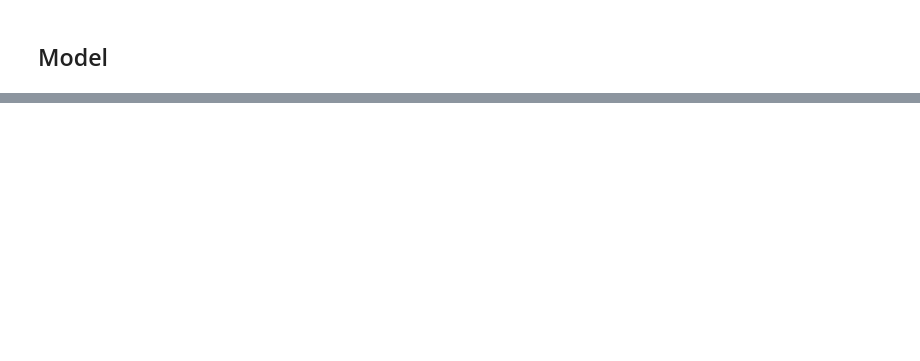
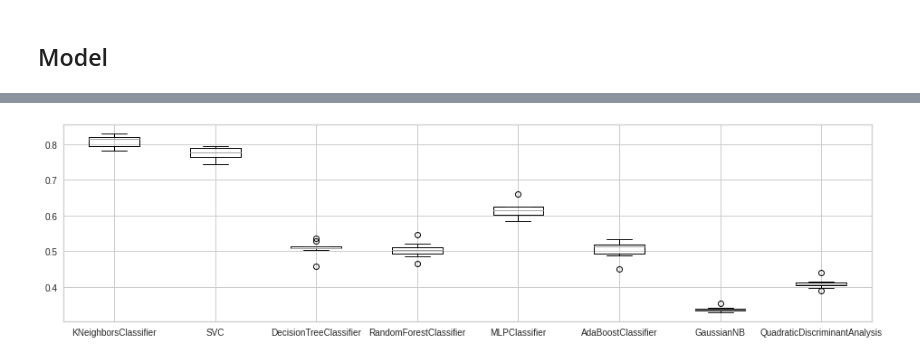
Before and after one commit to lbonini94/eleflow-test, a Jupyter notebook: challenge.ipynb, the cells around one changed output, grey strips where cells are left out. Cells and saved outputs as stored; diff of their text form; code cells hidden in the pictures; blank space fills up the shorter version.

```diff
--- a/challenge.ipynb
+++ b/challenge.ipynb
@@ -274,3 +310,0 @@ df3 = df2.copy()
-# %%
-X_train, X_test, y_train, y_test = train_test_split(
-df3[predictors], df3[target_class], test_size=0.25, random_state=42)
@@ -283,20 +311,14 @@ array([-0.66617608, -0.53656675, -0.97760816, -0.57328426, -0.64414063,
 # %%
-models = [DecisionTreeRegressor(random_state=3),
-                        AdaBoostRegressor(random_state=3, n_estimators=20),
-                        GradientBoostingRegressor(random_state=3, n_estimators=1000),
-                        RandomForestRegressor(random_state=3),
-                        MLPRegressor(max_iter=5000, random_state=3),
-                        LinearRegression()]
-
 classifiers = [
     KNeighborsClassifier(3),
-    SVC(kernel="linear", C=0.025),
+    # SVC(kernel="linear", C=0.025),
     SVC(gamma=2, C=1),
     # GaussianProcessClassifier(1.0 * RBF(1.0)),
-    # DecisionTreeClassifier(max_depth=5),
-    RandomForestClassifier(max_depth=5, n_estimators=10, max_features=1),
+    DecisionTreeClassifier(max_depth=5),
+    RandomForestClassifier(max_depth=5, n_estimators=10, max_features=3),
     MLPClassifier(alpha=1, max_iter=1000),
     AdaBoostClassifier(),
     GaussianNB(),
-    QuadraticDiscriminantAnalysis()]
+    QuadraticDiscriminantAnalysis()
+    ]
 # %%
@@ -355,0 +333,8 @@ df3
+# %%
+scores_df = pd.DataFrame()
+for classifier in trained_classifier:
+    scores_df[classifier] = trained_classifier[classifier]['scores']
+
+scores_df.boxplot(figsize=(16,4));
+# %% [output]
+[figure, added]
```
Also changed, not shown: parts of 50 cells of this notebook, 3 other files.
